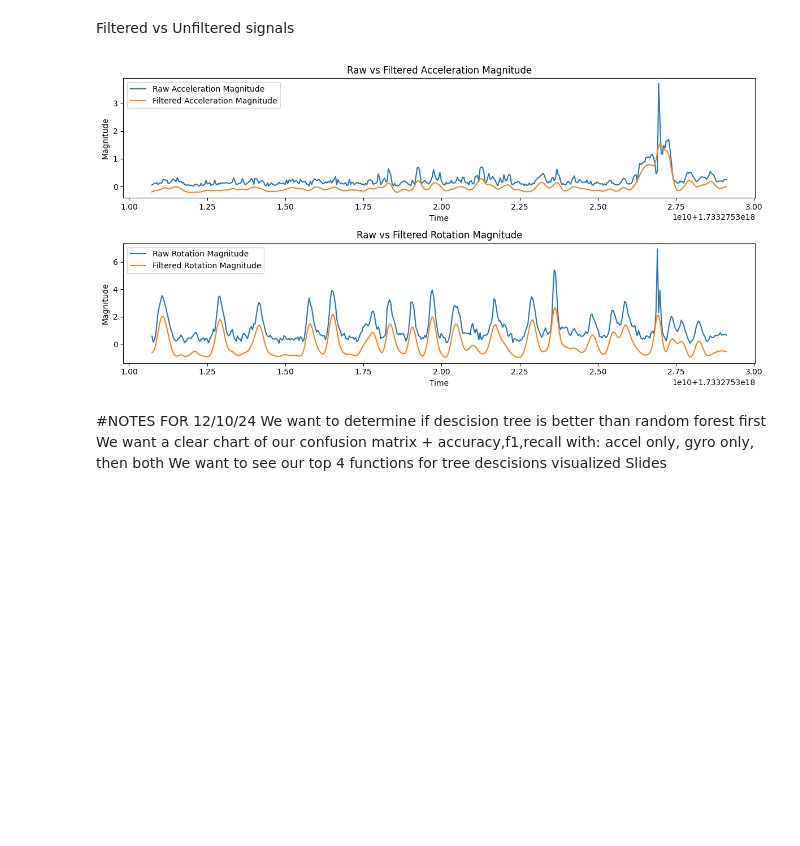
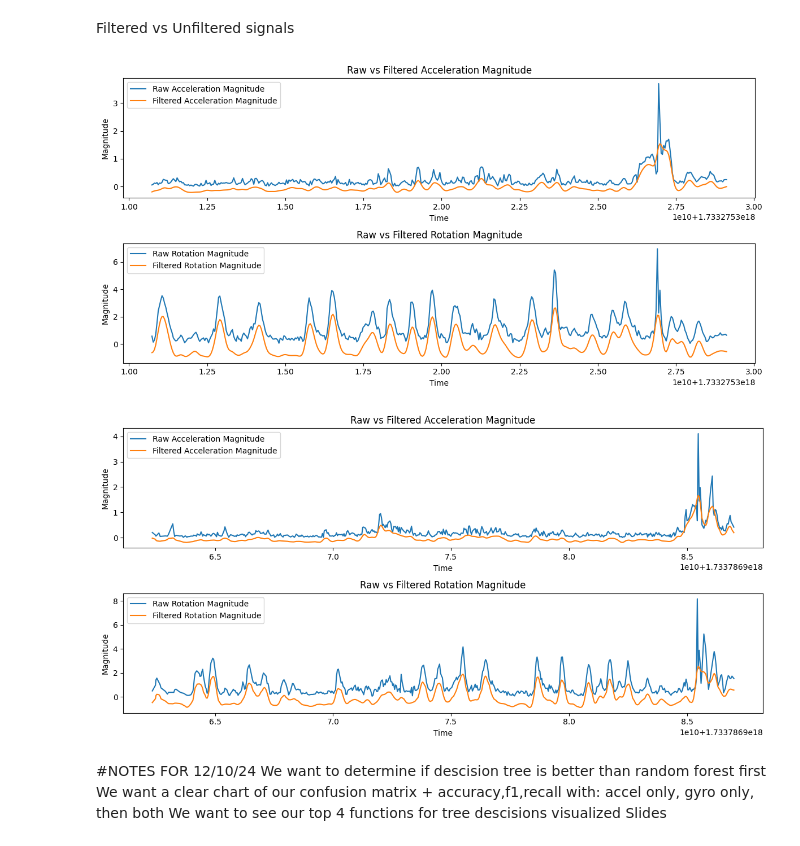
Before and after one commit to Nickmm11/rockclimbing-classification, a Jupyter notebook: Project.ipynb, the cells around one changed output. Saved outputs shown, nothing was run; the diff lists cells and outputs as text; code cells hidden in the pictures; blank space fills up the shorter version.

```diff
--- a/Project.ipynb
+++ b/Project.ipynb
@@ -513,8 +528,10 @@ def visualize_raw_vs_unfiltered(file_path, sample_rate = 50):
     plt.show()
 # %%
 visualize_raw_vs_unfiltered('./MyData/Advanced/jake_advanced_1-2024-12-03_01-21-49/Headphone.csv')
+visualize_raw_vs_unfiltered('./MyData/Beginner/julie1-2024-12-09_23-29-21/Headphone.csv')
 # %% [output]
 [figure]
+[figure, added]
 # %% [markdown]
 #NOTES FOR 12/10/24
 We want to determine if descision tree is better than random forest first
```
Also changed, not shown: parts of 12 cells of this notebook, 1 other file.
